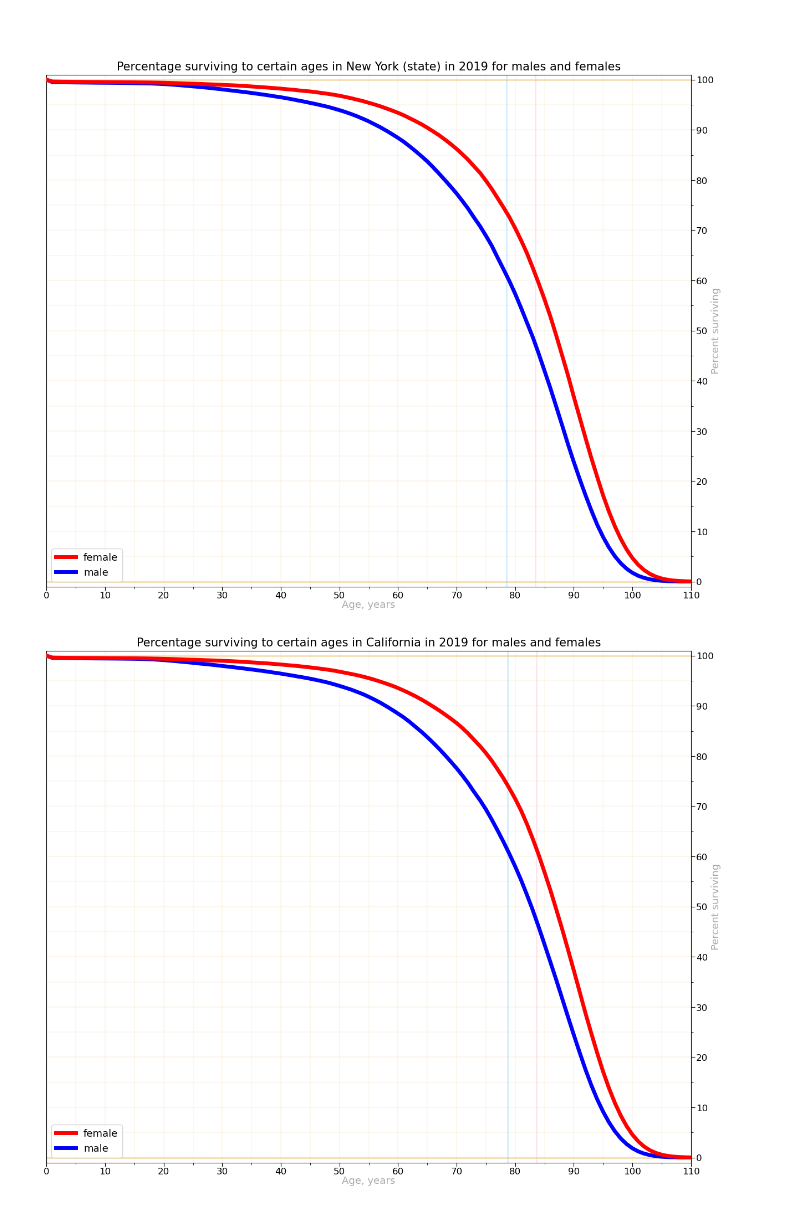
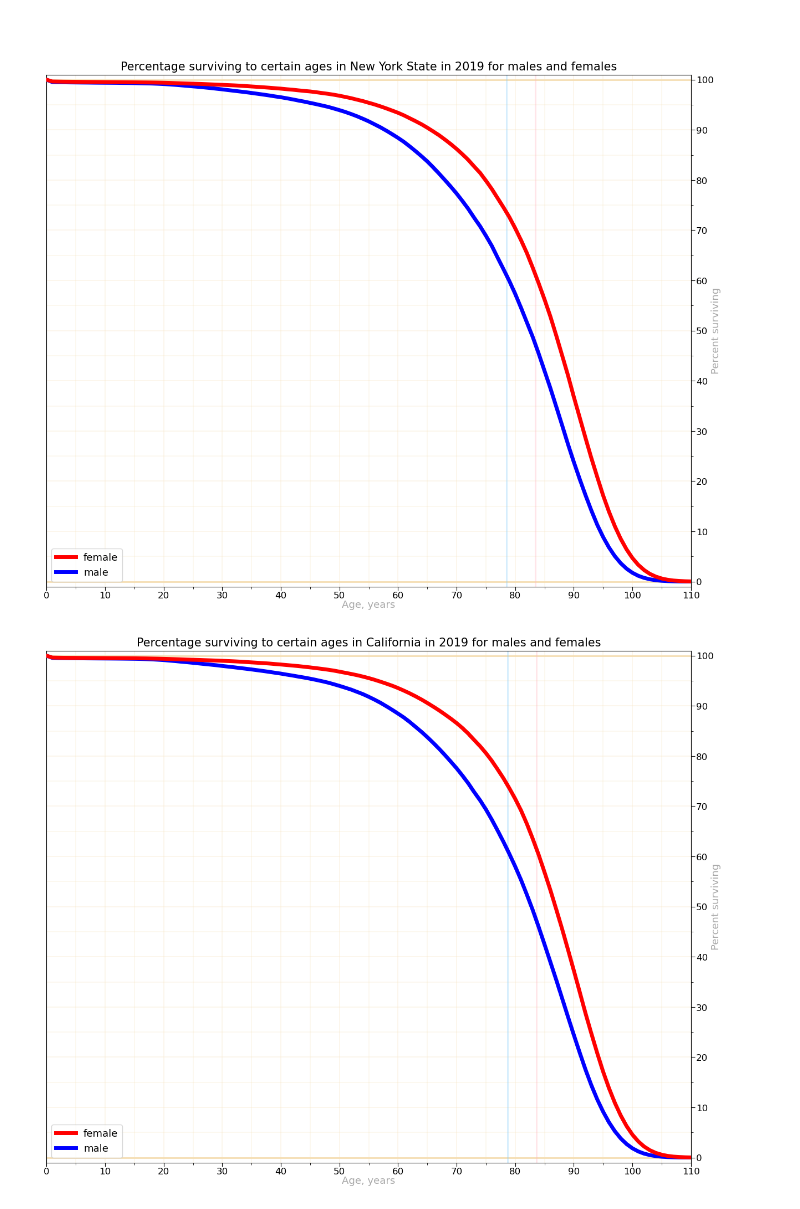
Before and after one commit to Lady3mlnm/Mini-programs-for-calculation-of-life-expectancy-in-countries, a Jupyter notebook: regions_USA_(USMDB)/USMDB_percentage_surviving.ipynb, the cells around one changed output. Cells and saved outputs as stored; diff of their text form; code cells hidden in the pictures.

```diff
--- a/regions_USA_(USMDB)/USMDB_percentage_surviving.ipynb
+++ b/regions_USA_(USMDB)/USMDB_percentage_surviving.ipynb
@@ -436,17 +436,16 @@ create_chart_zoomed(df.T.loc[['females', 'males']] / 1000,
 # %% [markdown]
 <br>
 # %%
-# chart for the first state (by default, New York)
+# chart for New York State
 
-assert ST1 == 'NY'
-
-create_chart(df.T.loc[['females_st1', 'males_st1']] \
-               .rename(index={'females_st1': 'females', 'males_st1': 'males'}) / 1000,
-             dd_display=dd_display, ncol=1, lang=LANG,
-             title_en='Percentage surviving to certain ages in New York (state) in 2019 for males and females',
-             title_ru='Процент выживших к определённому возрасту в Нью-Йорке в 2019 для мужчин и женщин',
-             le_male=78.54, le_female=83.43,
-             file_name='Percentage Surviving to Certain Ages in New York (state)')
+if ST1 == 'NY':
+    create_chart(df.T.loc[['females_st1', 'males_st1']] \
+                   .rename(index={'females_st1': 'females', 'males_st1': 'males'}) / 1000,
+                 dd_display=dd_display, ncol=1, lang=LANG,
+                 title_en='Percentage surviving to certain ages in New York State in 2019 for males and females',
+                 title_ru='Процент выживших к определённому возрасту в Нью-Йорке в 2019 для мужчин и женщин',
+                 le_male=78.54, le_female=83.43,
+                 file_name='Percentage Surviving to Certain Ages in New York State')
 # %% [output]
-[figure, old version]
+[figure, new version]
 # %%
```
Also changed, not shown: parts of 3 cells of this notebook, 3 other files.
